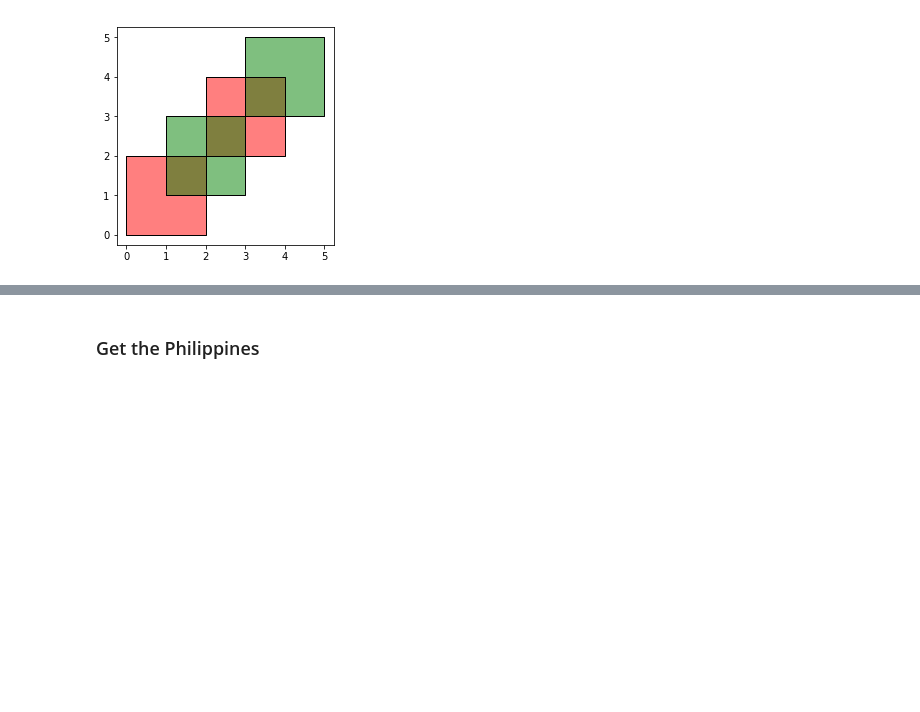
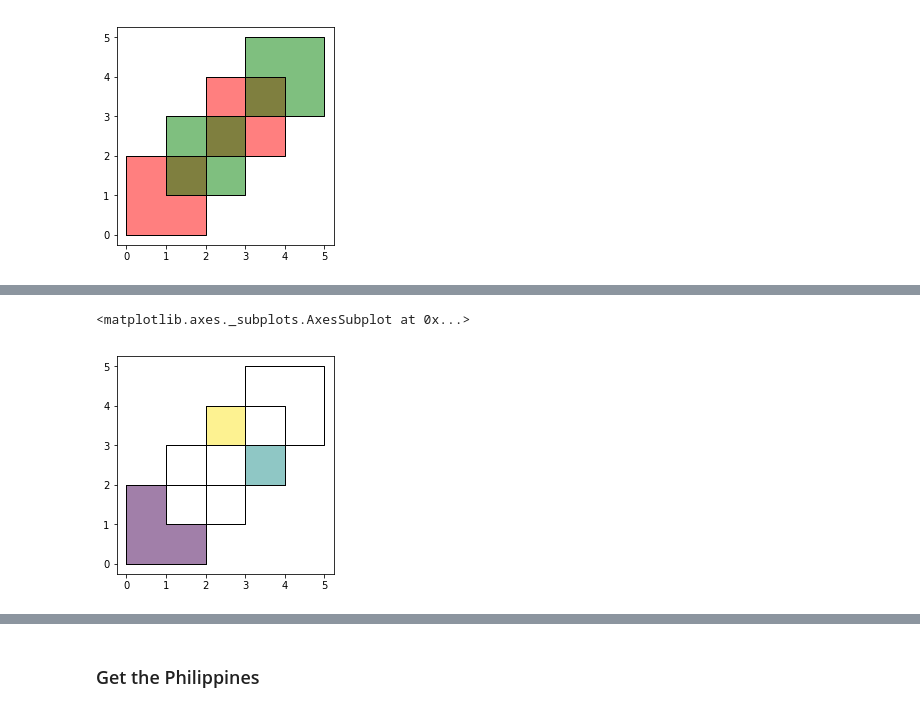
Before and after one commit to fjcamillo/Learn-GeoPandas, a Jupyter notebook: project_files/GeoPandas.ipynb, the cells around one changed output, grey strips where cells are left out. Cells and saved outputs as stored; diff of their text form; code cells hidden in the pictures; blank space fills up the shorter version.

```diff
--- a/project_files/GeoPandas.ipynb
+++ b/project_files/GeoPandas.ipynb
@@ -174,0 +231,2 @@ df2.plot(ax=ax, color='green')
+# %%
+res_difference = gpd.overlay(df1, df2, how='difference')
@@ -174,0 +240,7 @@ df2.plot(ax=ax, color='green')
+# %%
+ax = res_difference.plot()
+df1.plot(ax=ax, facecolor='none')
+df2.plot(ax=ax, facecolor='none')
+# %% [output]
+<matplotlib.axes._subplots.AxesSubplot at 0x...>
+[figure, added]
```
Also changed, not shown: parts of 19 cells of this notebook.
